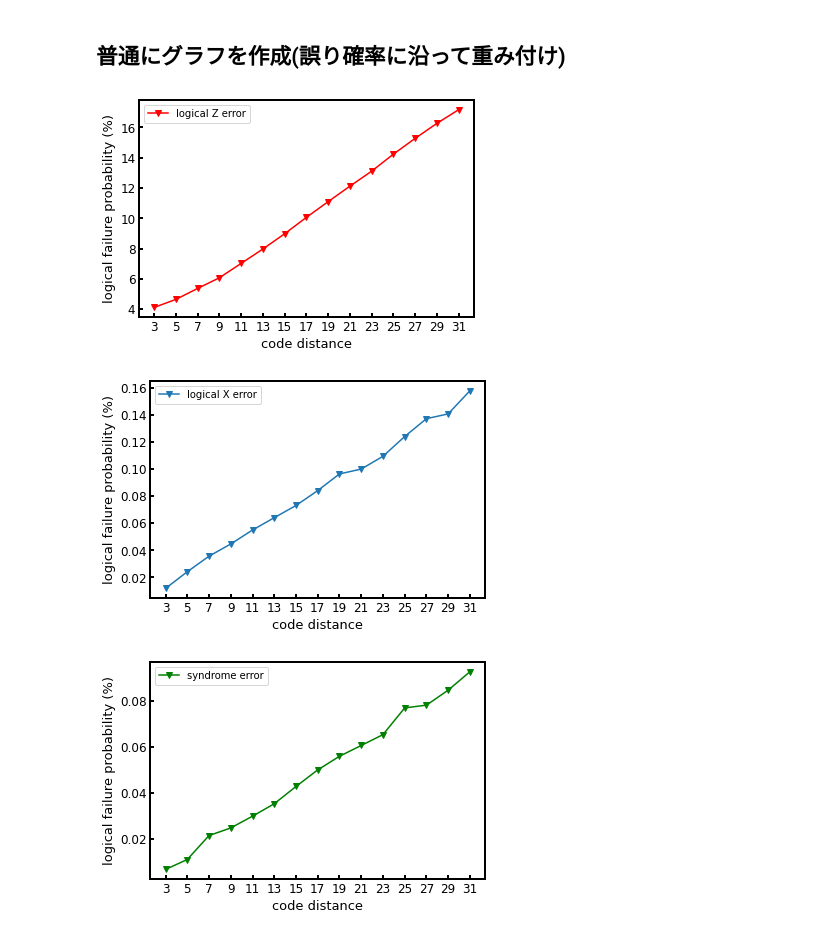
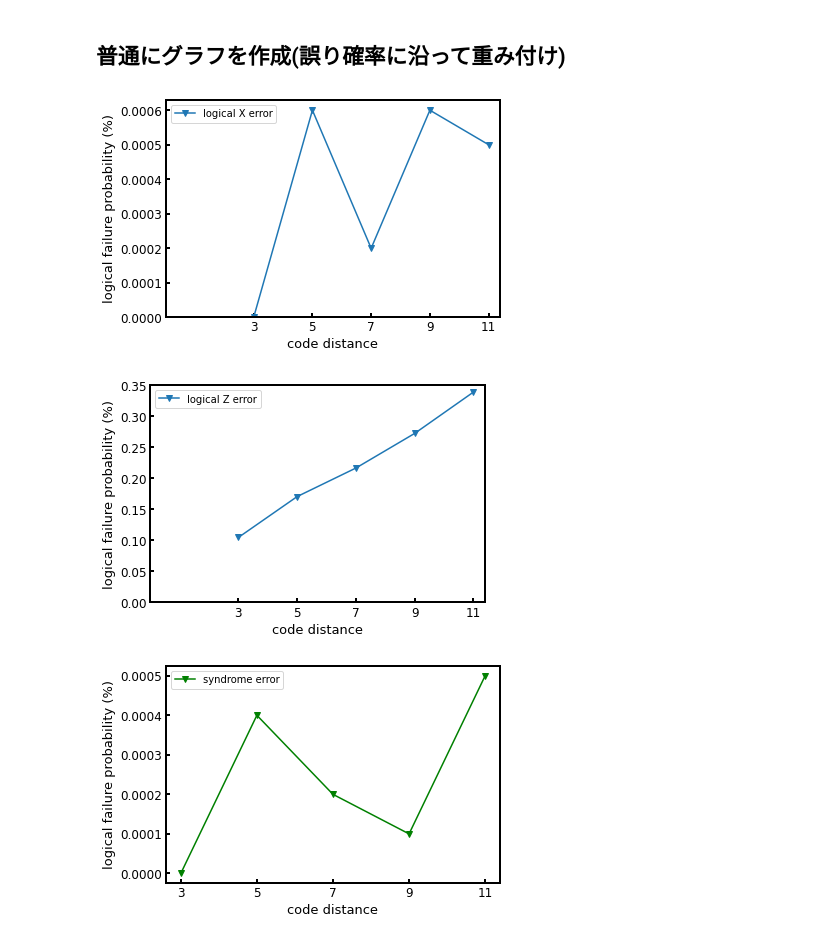
Before and after one commit to kono0924/Fujii-lab, a Jupyter notebook: logical_gate/csv_view.ipynb, the cells around one changed output. Drawn from its saved outputs; the diff is of its cells as text; code cells hidden in the pictures.

```diff
--- a/logical_gate/csv_view.ipynb
+++ b/logical_gate/csv_view.ipynb
@@ -10,7 +10,7 @@ import os
 
 ################ 要変更 #################
 # ファイル名
-file = "p=1.0%,eta=1000,d=(3,31,2),trials=1000000" + ".csv"
+file = "p=0.01%,eta=1000,d=(3,11,2),trials=1000000" + ".csv"
 ########################################
 
 # FUjii-labのパス
@@ -20,49 +20,49 @@ path = "/Users/konohideki/Documents/Fujii-lab/logical_gate"
 os.chdir(path)
 data = pd.read_csv(file, index_col=0)
 
 # データフレームの行名(リスト)を取得
 ind = data.index
 
 # データフレームの列名(リスト)を取得
 code_distance_list = data.columns
 
 ##### グラフ作成 #####
 
 plt.rcParams["xtick.direction"] = "in"
 plt.rcParams["ytick.direction"] = "in"
 fig, ax = plt.subplots()
 a = np.array(code_distance_list)
 a = [float(num) for num in a]
 a = np.array(a)
 b = np.array(data.iloc[0])
-ax.plot(a[0:], b[0:]*100,marker='v',label="logical Z error",color="red")
+ax.plot(a[0:], b[0:]*100,marker='v',label="logical X error")
 ax.set_xticks(a)
 ax.set_xlabel("code distance", fontsize=13)
 ax.set_ylabel("logical failure probability (%)", fontsize=13)
-#ax.set_xlim(9,11)
-#ax.set_ylim(12,17)
+ax.set_xlim(0,)
+ax.set_ylim(0,)
 ax.spines["top"].set_linewidth(2)
 ax.spines["left"].set_linewidth(2)
 ax.spines["bottom"].set_linewidth(2)
 ax.spines["right"].set_linewidth(2)
 ax.tick_params(direction="in", width=2, length=4, labelsize=12)
 #ax.set_title("X,p=(0.0001,0.0009,0.0001),d=(3,9,2),d(rep)=5,eta=1000,trials=10000", fontsize=14)
 plt.legend()
 plt.show()
 # %% [output]
-[figure, old version]
+[figure, new version]
 # %%
 fig, ax = plt.subplots()
 a = np.array(code_distance_list)
 a = [float(num) for num in a]
 a = np.array(a)
 b = np.array(data.iloc[1])
-ax.plot(a[0:], b[0:]*100,marker='v',label="logical X error")
+ax.plot(a[0:], b[0:]*100,marker='v',label="logical Z error")
 ax.set_xticks(a)
 ax.set_xlabel("code distance", fontsize=13)
 ax.set_ylabel("logical failure probability (%)", fontsize=13)
-#ax.set_xlim(9,11)
-#ax.set_ylim(12,17)
+ax.set_xlim(0,)
+ax.set_ylim(0,)
 ax.spines["top"].set_linewidth(2)
 ax.spines["left"].set_linewidth(2)
 ax.spines["bottom"].set_linewidth(2)
@@ -72,7 +72,7 @@ ax.tick_params(direction="in", width=2, length=4, labelsize=12)
 plt.legend()
 plt.show()
 # %% [output]
-[figure, old version]
+[figure, new version]
 # %%
 fig, ax = plt.subplots()
 a = np.array(code_distance_list)
@@ -94,4 +94,4 @@ ax.tick_params(direction="in", width=2, length=4, labelsize=12)
 plt.legend()
 plt.show()
 # %% [output]
-[figure, old version]
+[figure, new version]
```
Also changed, not shown: parts of 2 cells of this notebook, 2 other files.
